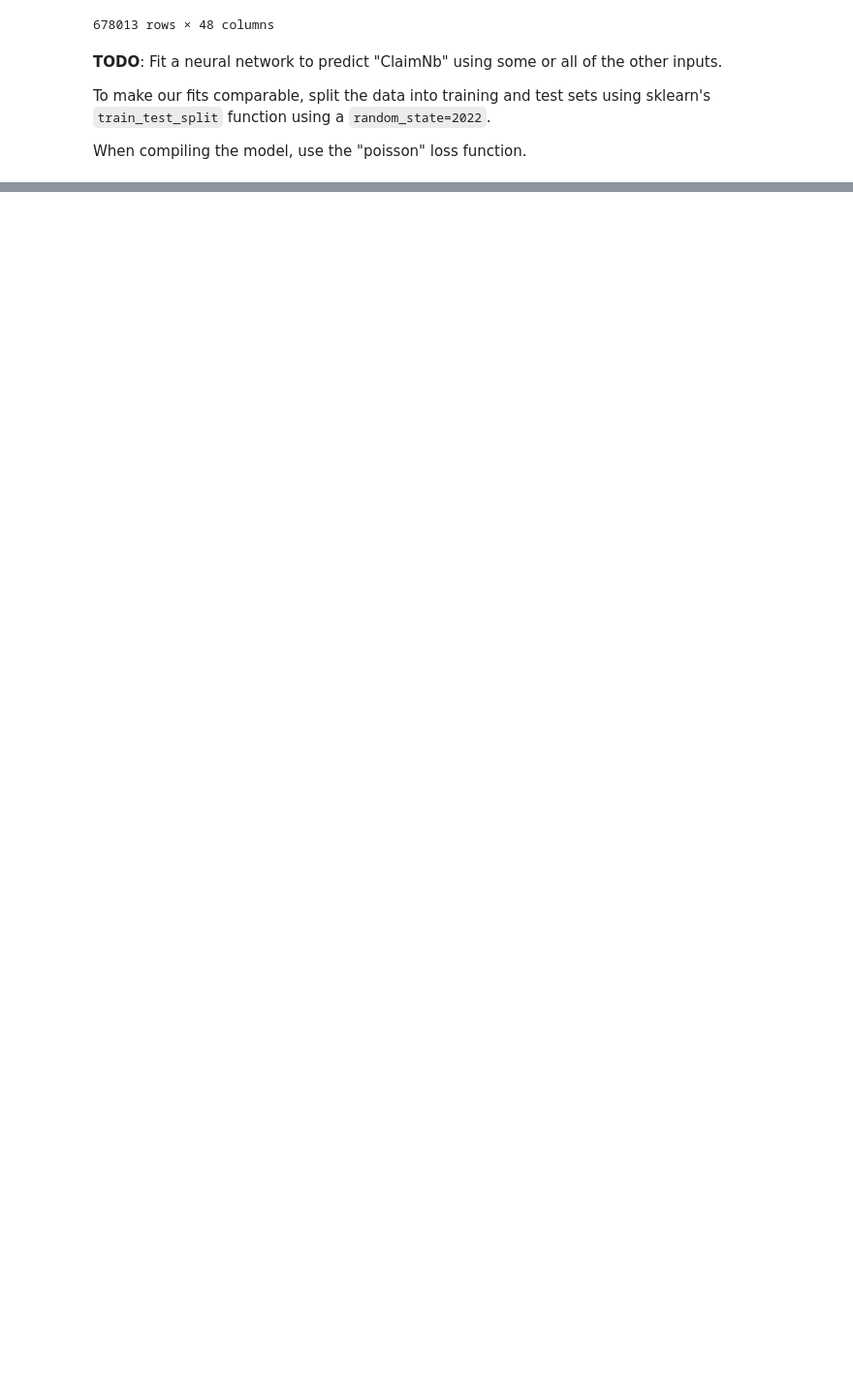
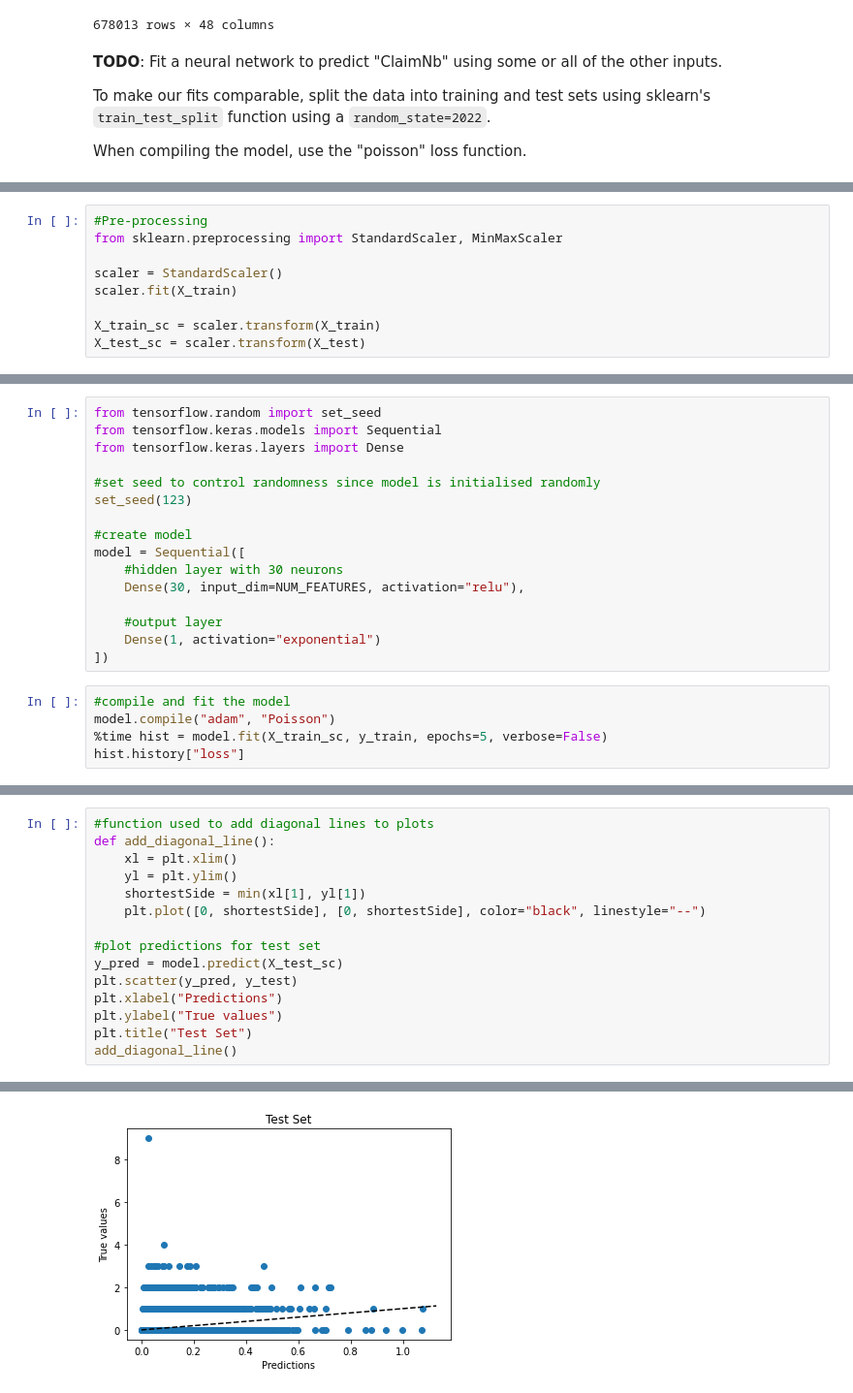
Before and after one commit to kchu1711/actl3143, a Jupyter notebook: week 2/French_motor_SW2.ipynb, the cells around one changed output, grey strips where cells are left out. Shown at 97% size. Drawn from its saved outputs; the diff is of its cells as text; blank space fills up the shorter version.

```diff
--- a/week 2/French_motor_SW2.ipynb
+++ b/week 2/French_motor_SW2.ipynb
@@ -46,0 +111,9 @@ When compiling the model, use the "poisson" loss function.
+# %%
+#Pre-processing
+from sklearn.preprocessing import StandardScaler, MinMaxScaler
+
+scaler = StandardScaler()
+scaler.fit(X_train)
+
+X_train_sc = scaler.transform(X_train)
+X_test_sc = scaler.transform(X_test)
@@ -46,0 +122,21 @@ When compiling the model, use the "poisson" loss function.
+# %%
+from tensorflow.random import set_seed
+from tensorflow.keras.models import Sequential
+from tensorflow.keras.layers import Dense
+
+#set seed to control randomness since model is initialised randomly
+set_seed(123)
+
+#create model
+model = Sequential([
+    #hidden layer with 30 neurons
+    Dense(30, input_dim=NUM_FEATURES, activation="relu"),
+
+    #output layer
+    Dense(1, activation="exponential")
+])
+# %%
+#compile and fit the model
+model.compile("adam", "Poisson")
+%time hist = model.fit(X_train_sc, y_train, epochs=5, verbose=False)
+hist.history["loss"]
@@ -46,0 +159,16 @@ When compiling the model, use the "poisson" loss function.
+# %%
+#function used to add diagonal lines to plots
+def add_diagonal_line():
+    xl = plt.xlim()
+    yl = plt.ylim()
+    shortestSide = min(xl[1], yl[1])
+    plt.plot([0, shortestSide], [0, shortestSide], color="black", linestyle="--")
+
+#plot predictions for test set
+y_pred = model.predict(X_test_sc)
+plt.scatter(y_pred, y_test)
+plt.xlabel("Predictions")
+plt.ylabel("True values")
+plt.title("Test Set")
+add_diagonal_line()
+# %% [output]
@@ -46,0 +176 @@ When compiling the model, use the "poisson" loss function.
+[figure, added]
```
Also changed, not shown: parts of 40 cells of this notebook.
